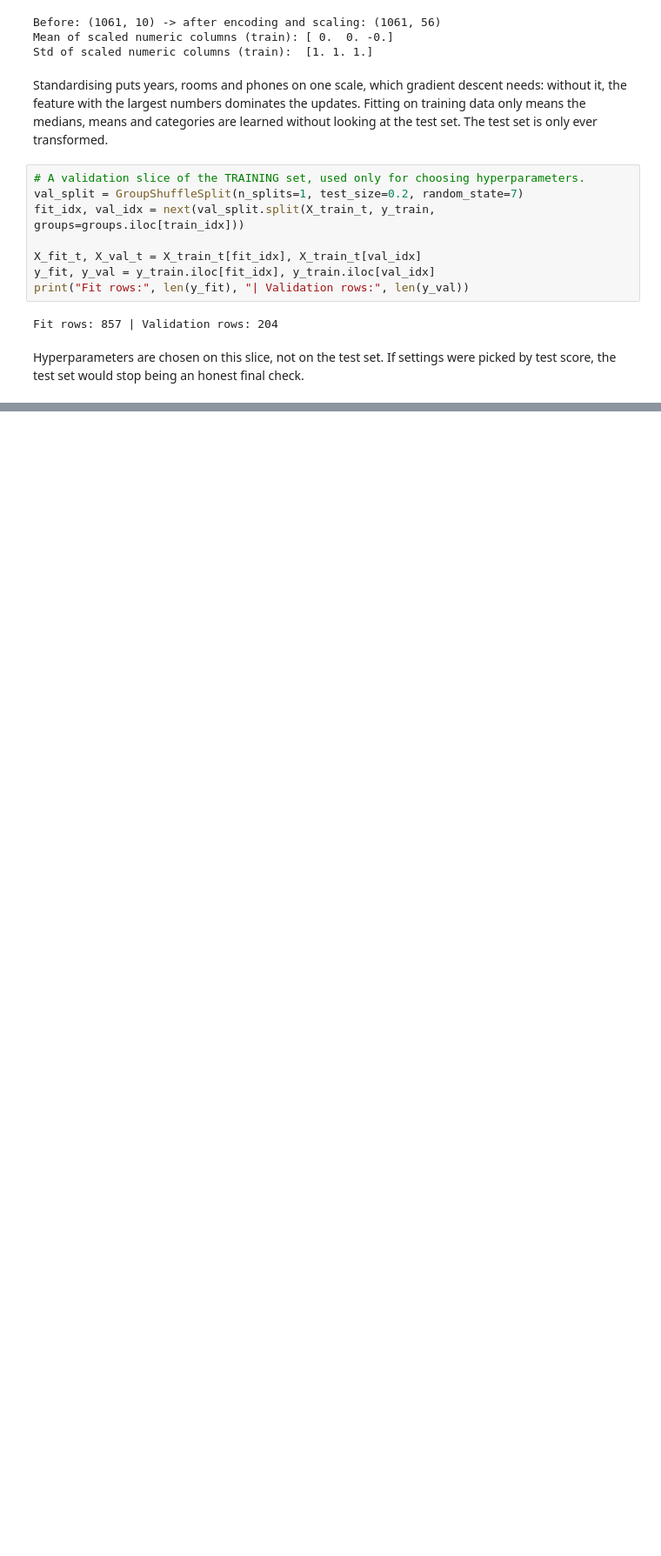
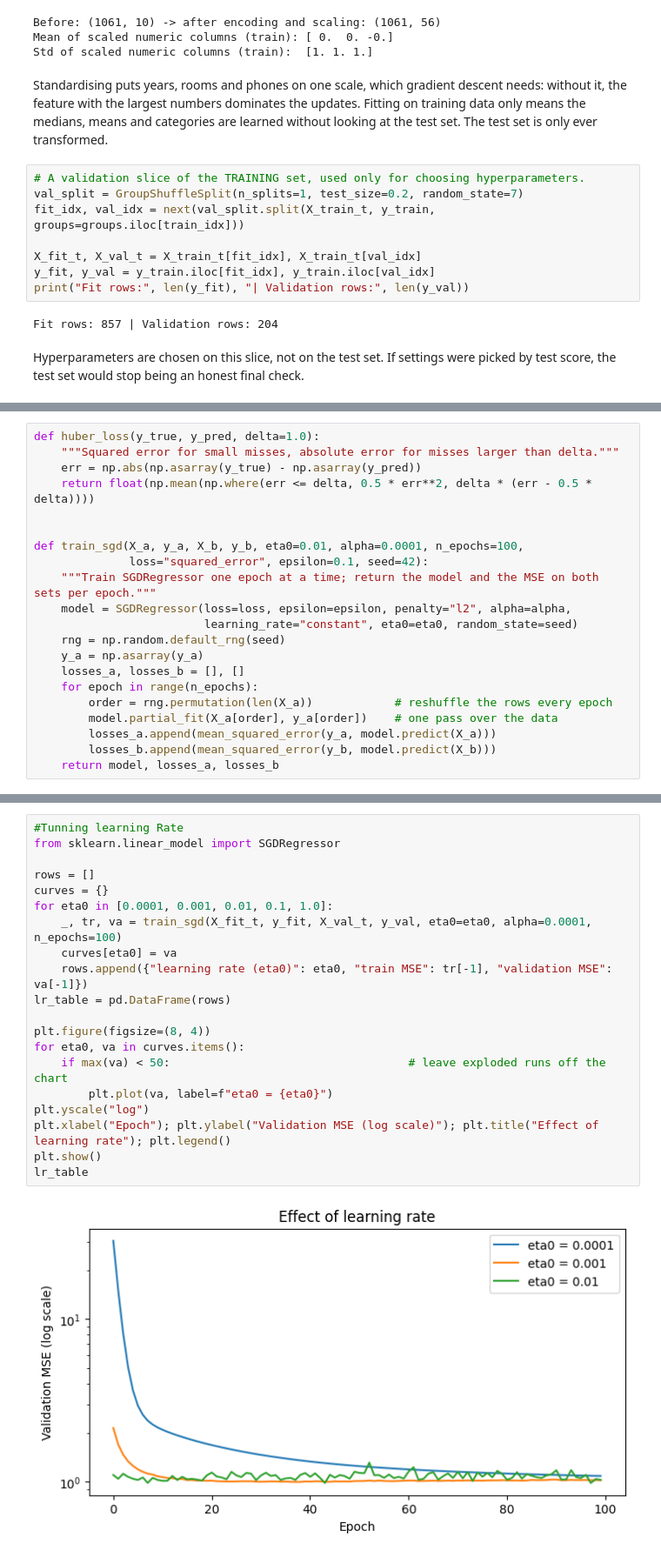
Before and after one commit to MBeckyAlek/linear_regression_model, a Jupyter notebook: summative/linear_regression/multivariate.ipynb, the cells around one changed output, grey strips where cells are left out. Shown at 87% size. Saved outputs shown, nothing was run; the diff lists cells and outputs as text; blank space fills up the shorter version.

Commit message:
Feature engineering, learning rate and alpha tuning plus model training.

```diff
--- a/summative/linear_regression/multivariate.ipynb
+++ b/summative/linear_regression/multivariate.ipynb
@@ -399,0 +404,21 @@ Hyperparameters are chosen on this slice, not on the test set. If settings were
+# %%
+def huber_loss(y_true, y_pred, delta=1.0):
+    """Squared error for small misses, absolute error for misses larger than delta."""
+    err = np.abs(np.asarray(y_true) - np.asarray(y_pred))
+    return float(np.mean(np.where(err <= delta, 0.5 * err**2, delta * (err - 0.5 * delta))))
+
+
+def train_sgd(X_a, y_a, X_b, y_b, eta0=0.01, alpha=0.0001, n_epochs=100,
+              loss="squared_error", epsilon=0.1, seed=42):
+    """Train SGDRegressor one epoch at a time; return the model and the MSE on both sets per epoch."""
+    model = SGDRegressor(loss=loss, epsilon=epsilon, penalty="l2", alpha=alpha,
+                         learning_rate="constant", eta0=eta0, random_state=seed)
+    rng = np.random.default_rng(seed)
+    y_a = np.asarray(y_a)
+    losses_a, losses_b = [], []
+    for epoch in range(n_epochs):
+        order = rng.permutation(len(X_a))            # reshuffle the rows every epoch
+        model.partial_fit(X_a[order], y_a[order])    # one pass over the data
+        losses_a.append(mean_squared_error(y_a, model.predict(X_a)))
+        losses_b.append(mean_squared_error(y_b, model.predict(X_b)))
+    return model, losses_a, losses_b
@@ -399,0 +427,22 @@ Hyperparameters are chosen on this slice, not on the test set. If settings were
+# %%
+#Tunning learning Rate
+from sklearn.linear_model import SGDRegressor
+
+rows = []
+curves = {}
+for eta0 in [0.0001, 0.001, 0.01, 0.1, 1.0]:
+    _, tr, va = train_sgd(X_fit_t, y_fit, X_val_t, y_val, eta0=eta0, alpha=0.0001, n_epochs=100)
+    curves[eta0] = va
+    rows.append({"learning rate (eta0)": eta0, "train MSE": tr[-1], "validation MSE": va[-1]})
+lr_table = pd.DataFrame(rows)
+
+plt.figure(figsize=(8, 4))
+for eta0, va in curves.items():
+    if max(va) < 50:                                   # leave exploded runs off the chart
+        plt.plot(va, label=f"eta0 = {eta0}")
+plt.yscale("log")
+plt.xlabel("Epoch"); plt.ylabel("Validation MSE (log scale)"); plt.title("Effect of learning rate"); plt.legend()
+plt.show()
+lr_table
+# %% [output]
+[figure, added]
```
Also changed, not shown: parts of 33 cells of this notebook.
